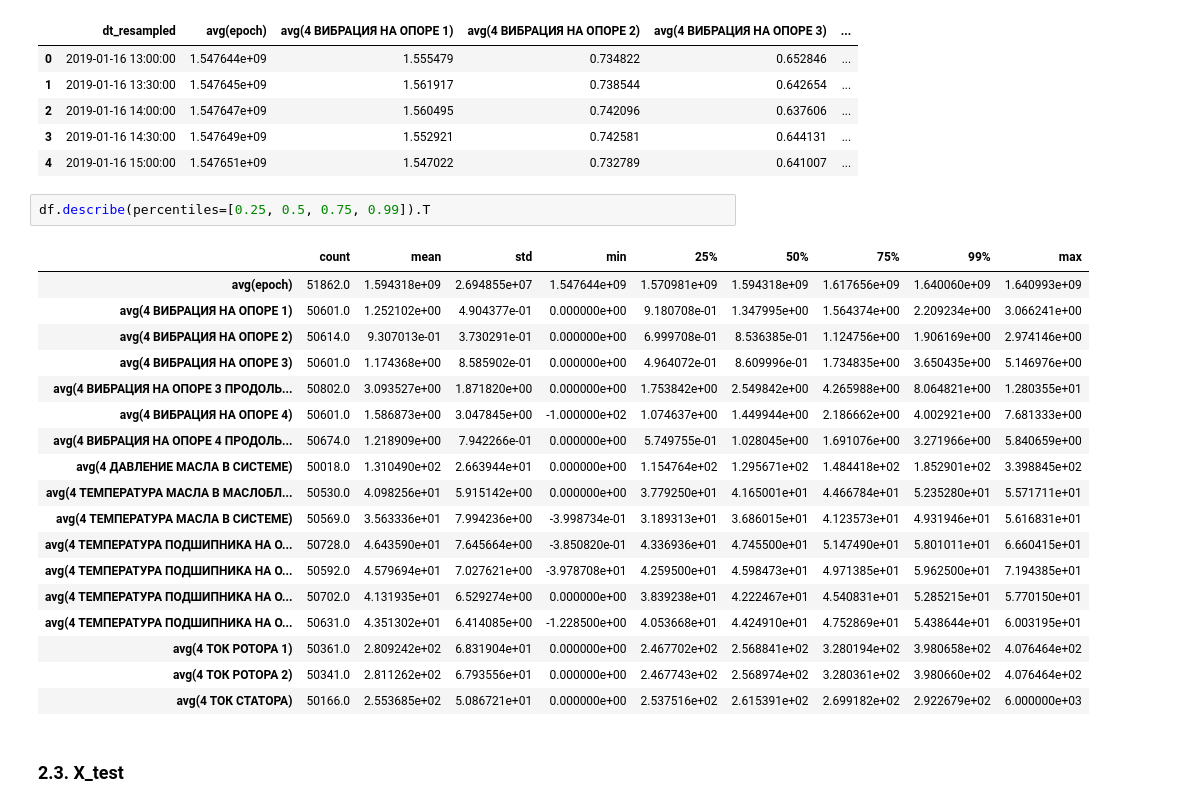
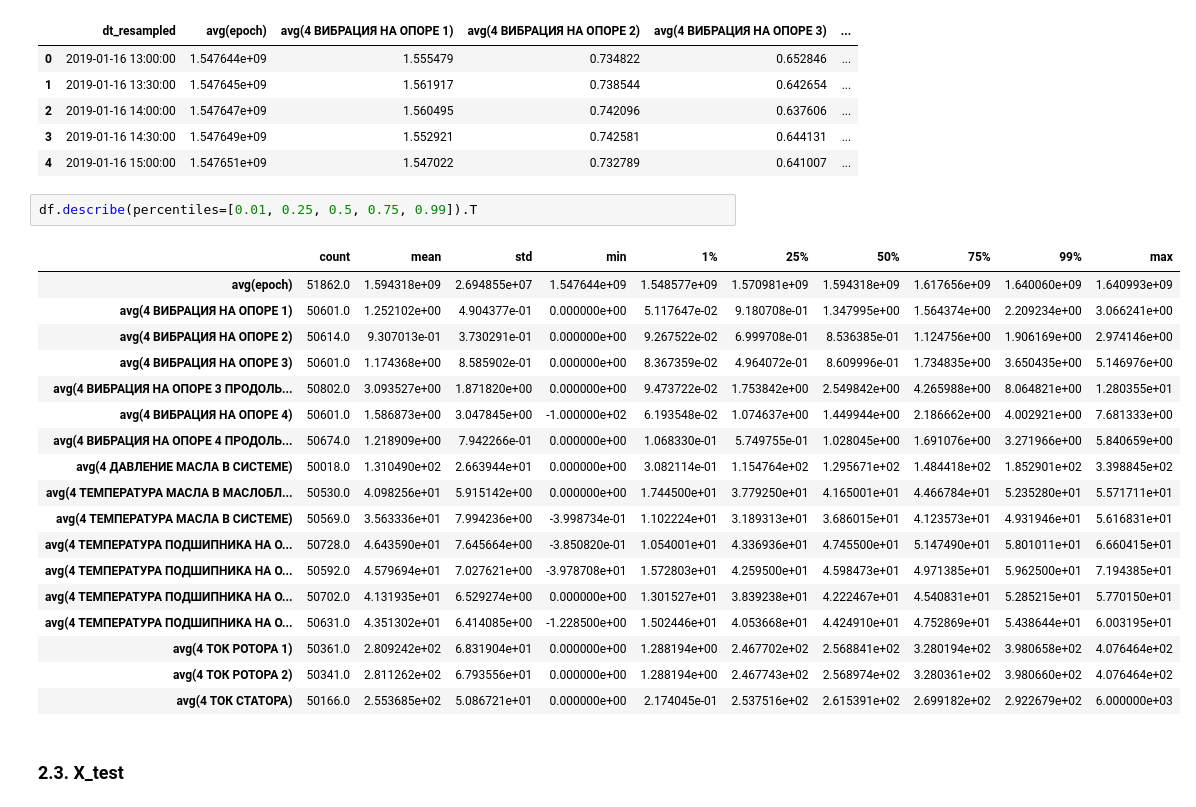
Before and after one commit to YaninaK/predictive-maintenance, a Jupyter notebook: notebooks/01_EDA.ipynb, the cells around one changed output. Saved outputs shown, nothing was run; the diff lists cells and outputs as text.

```diff
--- a/notebooks/01_EDA.ipynb
+++ b/notebooks/01_EDA.ipynb
@@ -567,26 +526,26 @@ df.head()
 | 3 | 2019-01-16 14:30:00 | 1.547649e+09 | 1.552921 | 0.742581 | 0.644131 | ... |
 | 4 | 2019-01-16 15:00:00 | 1.547651e+09 | 1.547022 | 0.732789 | 0.641007 | ... |
 # %%
-df.describe(percentiles=[0.25, 0.5, 0.75, 0.99]).T
+df.describe(percentiles=[0.01, 0.25, 0.5, 0.75, 0.99]).T
 # %% [output]
-|  | count | mean | std | min | 25% | 50% | 75% | 99% | max |
-| avg(epoch) | 51862.0 | 1.594318e+09 | 2.694855e+07 | 1.547644e+09 | 1.570981e+09 | 1.594318e+09 | 1.617656e+09 | 1.640060e+09 | 1.640993e+09 |
-| avg(4 ВИБРАЦИЯ НА ОПОРЕ 1) | 50601.0 | 1.252102e+00 | 4.904377e-01 | 0.000000e+00 | 9.180708e-01 | 1.347995e+00 | 1.564374e+00 | 2.209234e+00 | 3.066241e+00 |
-| avg(4 ВИБРАЦИЯ НА ОПОРЕ 2) | 50614.0 | 9.307013e-01 | 3.730291e-01 | 0.000000e+00 | 6.999708e-01 | 8.536385e-01 | 1.124756e+00 | 1.906169e+00 | 2.974146e+00 |
-| avg(4 ВИБРАЦИЯ НА ОПОРЕ 3) | 50601.0 | 1.174368e+00 | 8.585902e-01 | 0.000000e+00 | 4.964072e-01 | 8.609996e-01 | 1.734835e+00 | 3.650435e+00 | 5.146976e+00 |
-| avg(4 ВИБРАЦИЯ НА ОПОРЕ 3 ПРОДОЛЬ... | 50802.0 | 3.093527e+00 | 1.871820e+00 | 0.000000e+00 | 1.753842e+00 | 2.549842e+00 | 4.265988e+00 | 8.064821e+00 | 1.280355e+01 |
-| avg(4 ВИБРАЦИЯ НА ОПОРЕ 4) | 50601.0 | 1.586873e+00 | 3.047845e+00 | -1.000000e+02 | 1.074637e+00 | 1.449944e+00 | 2.186662e+00 | 4.002921e+00 | 7.681333e+00 |
-| avg(4 ВИБРАЦИЯ НА ОПОРЕ 4 ПРОДОЛЬ... | 50674.0 | 1.218909e+00 | 7.942266e-01 | 0.000000e+00 | 5.749755e-01 | 1.028045e+00 | 1.691076e+00 | 3.271966e+00 | 5.840659e+00 |
-| avg(4 ДАВЛЕНИЕ МАСЛА В СИСТЕМЕ) | 50018.0 | 1.310490e+02 | 2.663944e+01 | 0.000000e+00 | 1.154764e+02 | 1.295671e+02 | 1.484418e+02 | 1.852901e+02 | 3.398845e+02 |
-| avg(4 ТЕМПЕРАТУРА МАСЛА В МАСЛОБЛ... | 50530.0 | 4.098256e+01 | 5.915142e+00 | 0.000000e+00 | 3.779250e+01 | 4.165001e+01 | 4.466784e+01 | 5.235280e+01 | 5.571711e+01 |
-| avg(4 ТЕМПЕРАТУРА МАСЛА В СИСТЕМЕ) | 50569.0 | 3.563336e+01 | 7.994236e+00 | -3.998734e-01 | 3.189313e+01 | 3.686015e+01 | 4.123573e+01 | 4.931946e+01 | 5.616831e+01 |
-| avg(4 ТЕМПЕРАТУРА ПОДШИПНИКА НА О... | 50728.0 | 4.643590e+01 | 7.645664e+00 | -3.850820e-01 | 4.336936e+01 | 4.745500e+01 | 5.147490e+01 | 5.801011e+01 | 6.660415e+01 |
-| avg(4 ТЕМПЕРАТУРА ПОДШИПНИКА НА О... | 50592.0 | 4.579694e+01 | 7.027621e+00 | -3.978708e+01 | 4.259500e+01 | 4.598473e+01 | 4.971385e+01 | 5.962500e+01 | 7.194385e+01 |
-| avg(4 ТЕМПЕРАТУРА ПОДШИПНИКА НА О... | 50702.0 | 4.131935e+01 | 6.529274e+00 | 0.000000e+00 | 3.839238e+01 | 4.222467e+01 | 4.540831e+01 | 5.285215e+01 | 5.770150e+01 |
-| avg(4 ТЕМПЕРАТУРА ПОДШИПНИКА НА О... | 50631.0 | 4.351302e+01 | 6.414085e+00 | -1.228500e+00 | 4.053668e+01 | 4.424910e+01 | 4.752869e+01 | 5.438644e+01 | 6.003195e+01 |
-| avg(4 ТОК РОТОРА 1) | 50361.0 | 2.809242e+02 | 6.831904e+01 | 0.000000e+00 | 2.467702e+02 | 2.568841e+02 | 3.280194e+02 | 3.980658e+02 | 4.076464e+02 |
-| avg(4 ТОК РОТОРА 2) | 50341.0 | 2.811262e+02 | 6.793556e+01 | 0.000000e+00 | 2.467743e+02 | 2.568974e+02 | 3.280361e+02 | 3.980660e+02 | 4.076464e+02 |
-| avg(4 ТОК СТАТОРА) | 50166.0 | 2.553685e+02 | 5.086721e+01 | 0.000000e+00 | 2.537516e+02 | 2.615391e+02 | 2.699182e+02 | 2.922679e+02 | 6.000000e+03 |
+|  | count | mean | std | min | 1% | 25% | 50% | 75% | 99% | max |
+| avg(epoch) | 51862.0 | 1.594318e+09 | 2.694855e+07 | 1.547644e+09 | 1.548577e+09 | 1.570981e+09 | 1.594318e+09 | 1.617656e+09 | 1.640060e+09 | 1.640993e+09 |
+| avg(4 ВИБРАЦИЯ НА ОПОРЕ 1) | 50601.0 | 1.252102e+00 | 4.904377e-01 | 0.000000e+00 | 5.117647e-02 | 9.180708e-01 | 1.347995e+00 | 1.564374e+00 | 2.209234e+00 | 3.066241e+00 |
+| avg(4 ВИБРАЦИЯ НА ОПОРЕ 2) | 50614.0 | 9.307013e-01 | 3.730291e-01 | 0.000000e+00 | 9.267522e-02 | 6.999708e-01 | 8.536385e-01 | 1.124756e+00 | 1.906169e+00 | 2.974146e+00 |
+| avg(4 ВИБРАЦИЯ НА ОПОРЕ 3) | 50601.0 | 1.174368e+00 | 8.585902e-01 | 0.000000e+00 | 8.367359e-02 | 4.964072e-01 | 8.609996e-01 | 1.734835e+00 | 3.650435e+00 | 5.146976e+00 |
+| avg(4 ВИБРАЦИЯ НА ОПОРЕ 3 ПРОДОЛЬ... | 50802.0 | 3.093527e+00 | 1.871820e+00 | 0.000000e+00 | 9.473722e-02 | 1.753842e+00 | 2.549842e+00 | 4.265988e+00 | 8.064821e+00 | 1.280355e+01 |
+| avg(4 ВИБРАЦИЯ НА ОПОРЕ 4) | 50601.0 | 1.586873e+00 | 3.047845e+00 | -1.000000e+02 | 6.193548e-02 | 1.074637e+00 | 1.449944e+00 | 2.186662e+00 | 4.002921e+00 | 7.681333e+00 |
+| avg(4 ВИБРАЦИЯ НА ОПОРЕ 4 ПРОДОЛЬ... | 50674.0 | 1.218909e+00 | 7.942266e-01 | 0.000000e+00 | 1.068330e-01 | 5.749755e-01 | 1.028045e+00 | 1.691076e+00 | 3.271966e+00 | 5.840659e+00 |
+| avg(4 ДАВЛЕНИЕ МАСЛА В СИСТЕМЕ) | 50018.0 | 1.310490e+02 | 2.663944e+01 | 0.000000e+00 | 3.082114e-01 | 1.154764e+02 | 1.295671e+02 | 1.484418e+02 | 1.852901e+02 | 3.398845e+02 |
+| avg(4 ТЕМПЕРАТУРА МАСЛА В МАСЛОБЛ... | 50530.0 | 4.098256e+01 | 5.915142e+00 | 0.000000e+00 | 1.744500e+01 | 3.779250e+01 | 4.165001e+01 | 4.466784e+01 | 5.235280e+01 | 5.571711e+01 |
+| avg(4 ТЕМПЕРАТУРА МАСЛА В СИСТЕМЕ) | 50569.0 | 3.563336e+01 | 7.994236e+00 | -3.998734e-01 | 1.102224e+01 | 3.189313e+01 | 3.686015e+01 | 4.123573e+01 | 4.931946e+01 | 5.616831e+01 |
+| avg(4 ТЕМПЕРАТУРА ПОДШИПНИКА НА О... | 50728.0 | 4.643590e+01 | 7.645664e+00 | -3.850820e-01 | 1.054001e+01 | 4.336936e+01 | 4.745500e+01 | 5.147490e+01 | 5.801011e+01 | 6.660415e+01 |
+| avg(4 ТЕМПЕРАТУРА ПОДШИПНИКА НА О... | 50592.0 | 4.579694e+01 | 7.027621e+00 | -3.978708e+01 | 1.572803e+01 | 4.259500e+01 | 4.598473e+01 | 4.971385e+01 | 5.962500e+01 | 7.194385e+01 |
+| avg(4 ТЕМПЕРАТУРА ПОДШИПНИКА НА О... | 50702.0 | 4.131935e+01 | 6.529274e+00 | 0.000000e+00 | 1.301527e+01 | 3.839238e+01 | 4.222467e+01 | 4.540831e+01 | 5.285215e+01 | 5.770150e+01 |
+| avg(4 ТЕМПЕРАТУРА ПОДШИПНИКА НА О... | 50631.0 | 4.351302e+01 | 6.414085e+00 | -1.228500e+00 | 1.502446e+01 | 4.053668e+01 | 4.424910e+01 | 4.752869e+01 | 5.438644e+01 | 6.003195e+01 |
+| avg(4 ТОК РОТОРА 1) | 50361.0 | 2.809242e+02 | 6.831904e+01 | 0.000000e+00 | 1.288194e+00 | 2.467702e+02 | 2.568841e+02 | 3.280194e+02 | 3.980658e+02 | 4.076464e+02 |
+| avg(4 ТОК РОТОРА 2) | 50341.0 | 2.811262e+02 | 6.793556e+01 | 0.000000e+00 | 1.288194e+00 | 2.467743e+02 | 2.568974e+02 | 3.280361e+02 | 3.980660e+02 | 4.076464e+02 |
+| avg(4 ТОК СТАТОРА) | 50166.0 | 2.553685e+02 | 5.086721e+01 | 0.000000e+00 | 2.174045e-01 | 2.537516e+02 | 2.615391e+02 | 2.699182e+02 | 2.922679e+02 | 6.000000e+03 |
 # %% [markdown]
 ### 2.3. X_test
 # %% [markdown]
```
Also changed, not shown: parts of 9 cells of this notebook.
